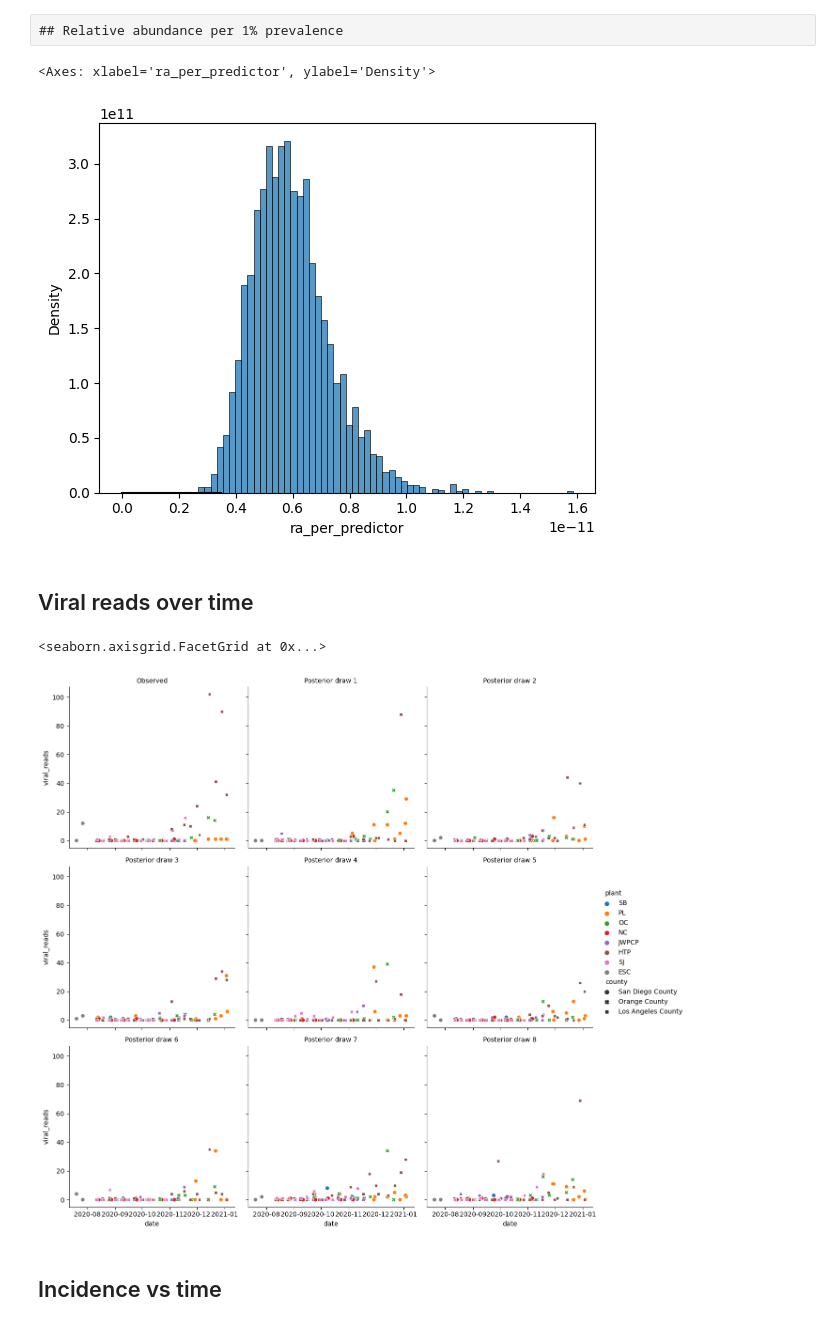
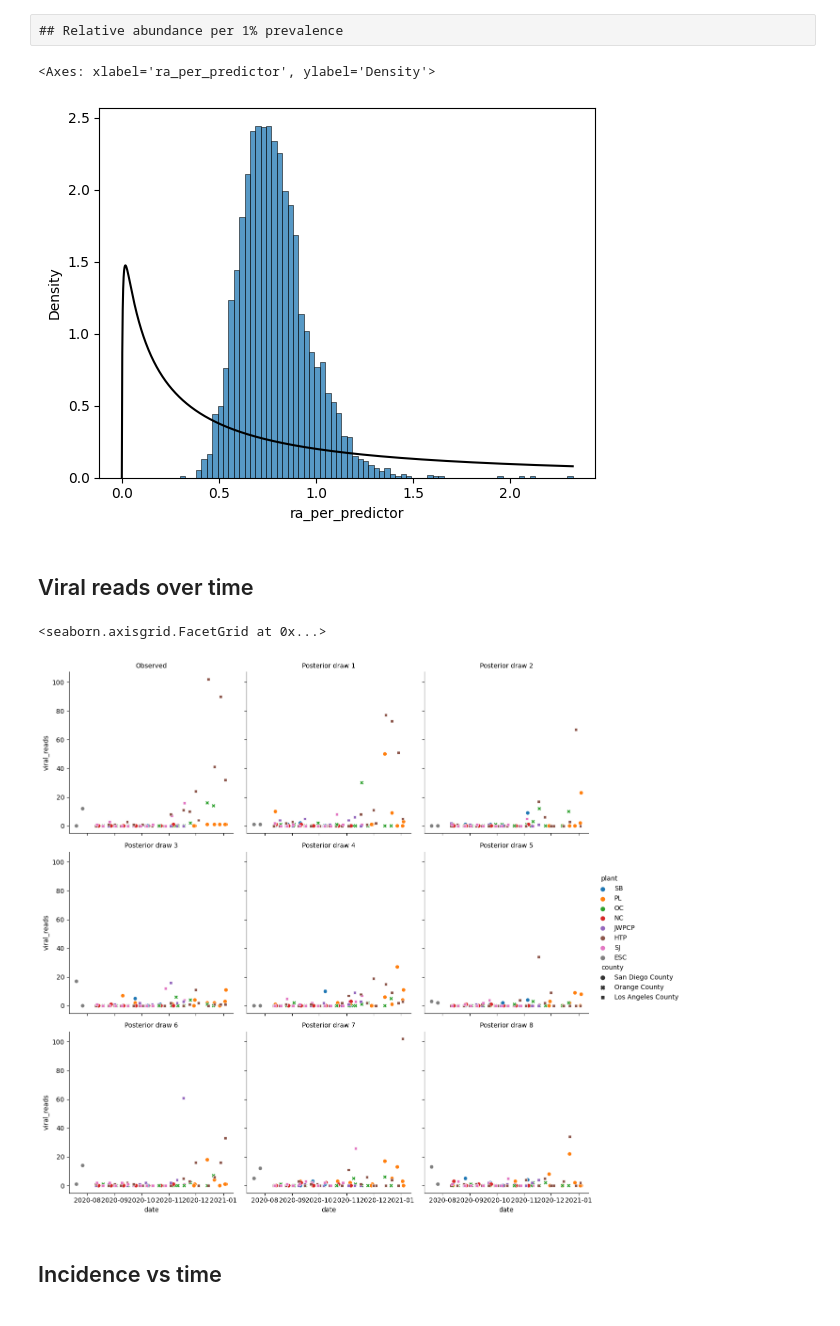
Before and after one commit to naobservatory/p2ra, a Jupyter notebook: post_pred.ipynb, the cells around one changed output. Drawn from its saved outputs; the diff is of its cells as text; code cells hidden in the pictures.

Commit message:
Standardize predictor and total reads in model

```diff
--- a/post_pred.ipynb
+++ b/post_pred.ipynb
@@ -43,22 +43,22 @@ sns.histplot(
 ## Relative abundance per 1% prevalence
 # %%
 # Prior
-x = np.linspace(0, 3.5e-12, 1000)
+x = np.linspace(0, np.max(per_draw_df["ra_per_predictor"]), 1000)
 sns.lineplot(
     x = x,
-    y = lognorm.pdf(x, 10, loc=-3),
+    y = lognorm.pdf(x, 2),
     color = "black",
 )
 
 # Posterior
 sns.histplot(
     data=per_draw_df,
     x="ra_per_predictor",
     stat="density",
 )
 # %% [output]
 <Axes: xlabel='ra_per_predictor', ylabel='Density'>
-[figure, old version]
+[figure, new version]
 # %% [markdown]
 ## Viral reads over time
 # %%
@@ -94,7 +94,7 @@ def posterior_grid(data, x, y, **kwargs):
 posterior_grid(df, "date", "viral_reads", style="county", hue="plant")
 # %% [output]
 <seaborn.axisgrid.FacetGrid at 0x...>
-[figure, old version]
+[figure, new version]
 # %% [markdown]
 ## Incidence vs time
 # %%
```
Also changed, not shown: parts of 4 cells of this notebook, 2 other files.
